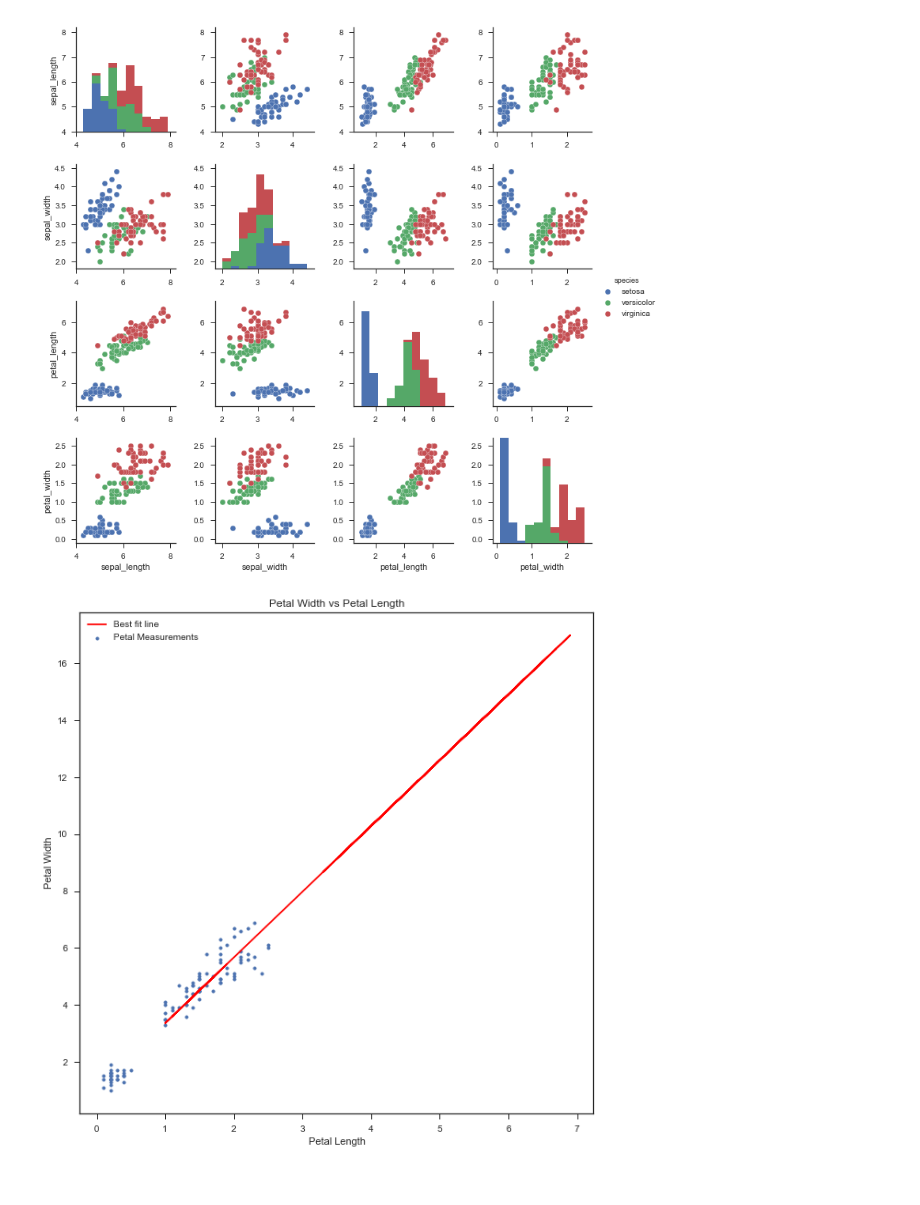
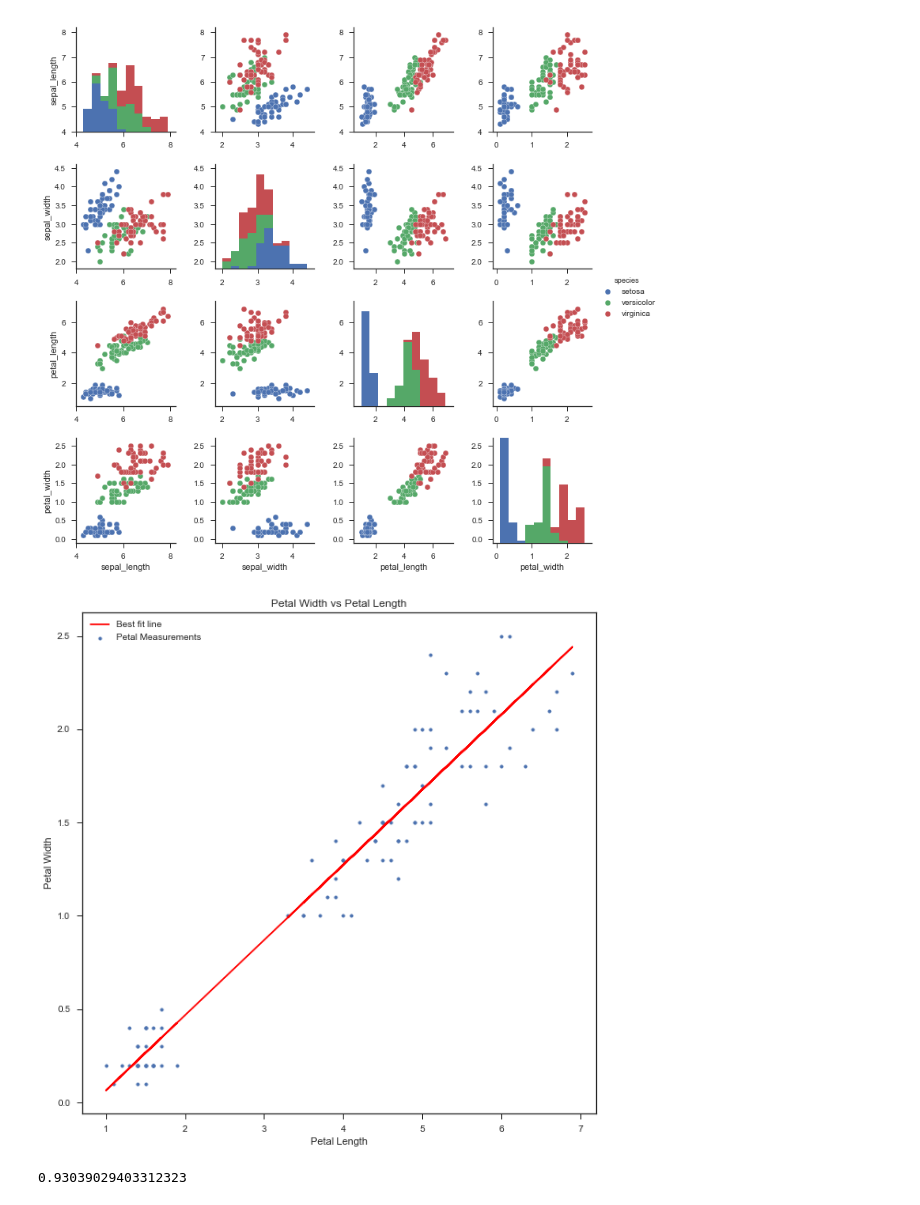
Before and after one commit to greall2/Jupyter-Pyplot-Numpy-Problem-Sheet, a Jupyter notebook: Solutions/Solution.ipynb, the cells around one changed output. Cells and saved outputs as stored; diff of their text form; code cells hidden in the pictures.

```diff
--- a/Solutions/Solution.ipynb
+++ b/Solutions/Solution.ipynb
@@ -134,16 +134,21 @@ sns.pairplot(df, hue="species")
 [figure]
 # %%
 import matplotlib.pyplot as pl
-m, c = np.polyfit(petalWidth, petalLength, 1)
+m, c = np.polyfit( petalLength, petalWidth, 1)
 
 #plotting best fit line
-pl.scatter(petalWidth, petalLength, marker='.', label='Petal Measurements')
+pl.scatter(petalLength, petalWidth, marker='.', label='Petal Measurements')
 pl.plot(petalLength, m * petalLength + c, 'r', label='Best fit line')
 
 pl.title('Petal Width vs Petal Length')
 pl.xlabel('Petal Length')
 pl.ylabel('Petal Width')
 pl.legend()
 pl.show()
 # %% [output]
-[figure, old version]
+[figure, new version]
+# %%
+#r-squared value of line using numpy
+np.corrcoef(petalLength, petalWidth)[0][1]**2
+# %% [output]
+0.93039029403312323
```
Also changed, not shown: parts of 1 cell of this notebook.
